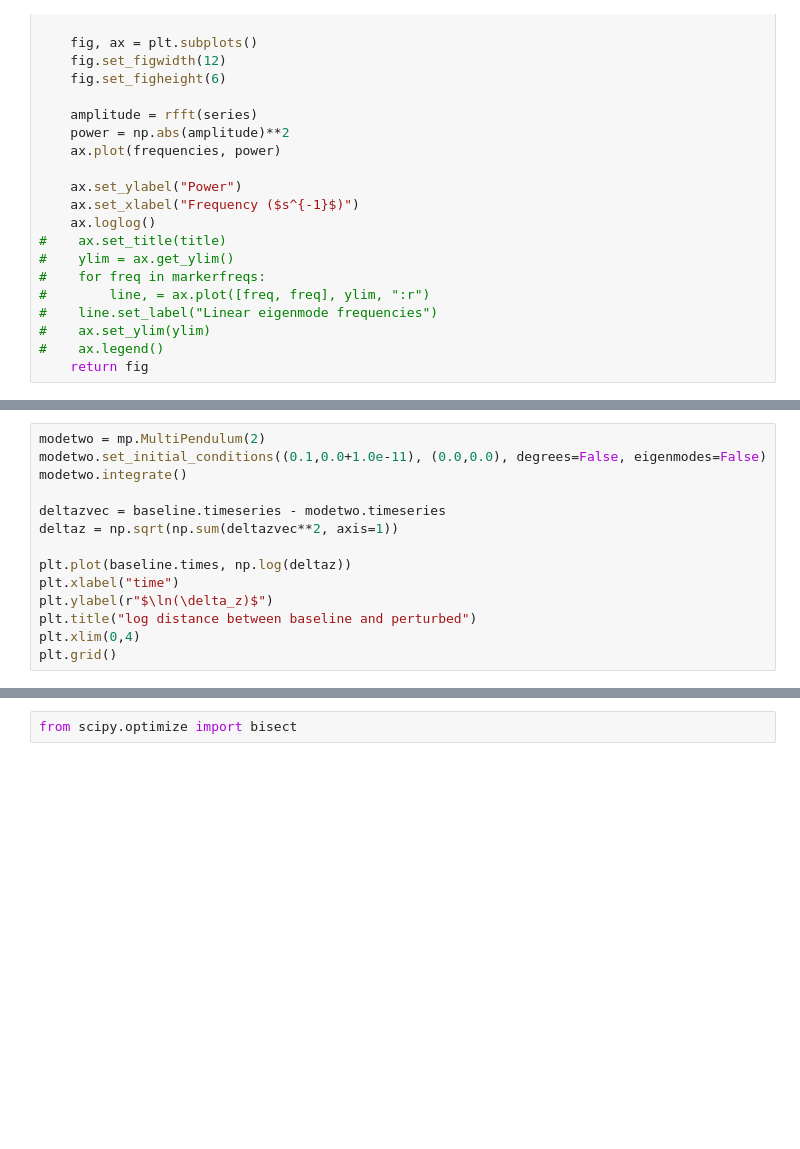
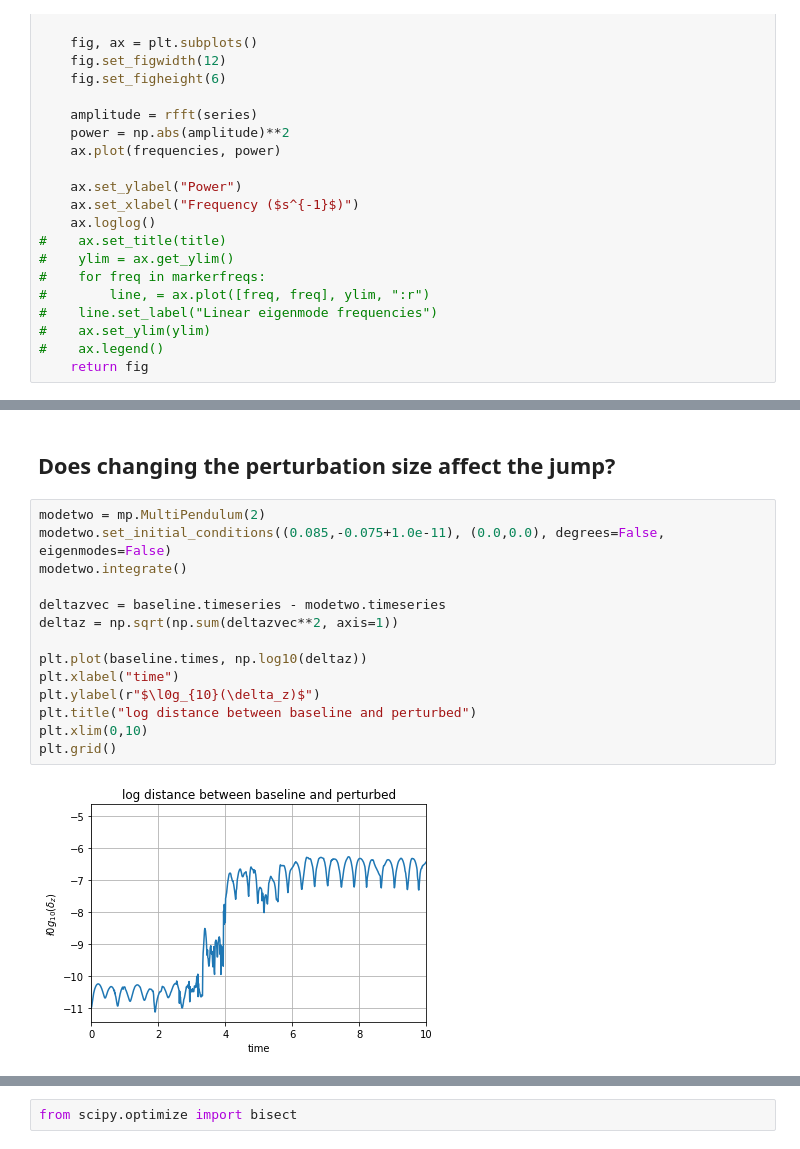
Before and after one commit to tachycline/multipendulum, a Jupyter notebook: Understanding the jump.ipynb, the cells around one changed output, grey strips where cells are left out. Cells and saved outputs as stored; diff of their text form; blank space fills up the shorter version.

```diff
--- a/Understanding the jump.ipynb
+++ b/Understanding the jump.ipynb
@@ -130,16 +137,20 @@ plt.grid(which="both")
+# %% [markdown]
+## Does changing the perturbation size affect the jump?
 # %%
 modetwo = mp.MultiPendulum(2)
-modetwo.set_initial_conditions((0.1,0.0+1.0e-11), (0.0,0.0), degrees=False, eigenmodes=False)
+modetwo.set_initial_conditions((0.085,-0.075+1.0e-11), (0.0,0.0), degrees=False, eigenmodes=False)
 modetwo.integrate()
 
 deltazvec = baseline.timeseries - modetwo.timeseries
 deltaz = np.sqrt(np.sum(deltazvec**2, axis=1))
 
-plt.plot(baseline.times, np.log(deltaz))
+plt.plot(baseline.times, np.log10(deltaz))
 plt.xlabel("time")
-plt.ylabel(r"$\ln(\delta_z)$")
+plt.ylabel(r"$\l0g_{10}(\delta_z)$")
 plt.title("log distance between baseline and perturbed")
-plt.xlim(0,4)
+plt.xlim(0,10)
 plt.grid()
+# %% [output]
+[figure, added]
 # %%
 modetwo = mp.MultiPendulum(2)
```
Also changed, not shown: parts of 33 cells of this notebook.
